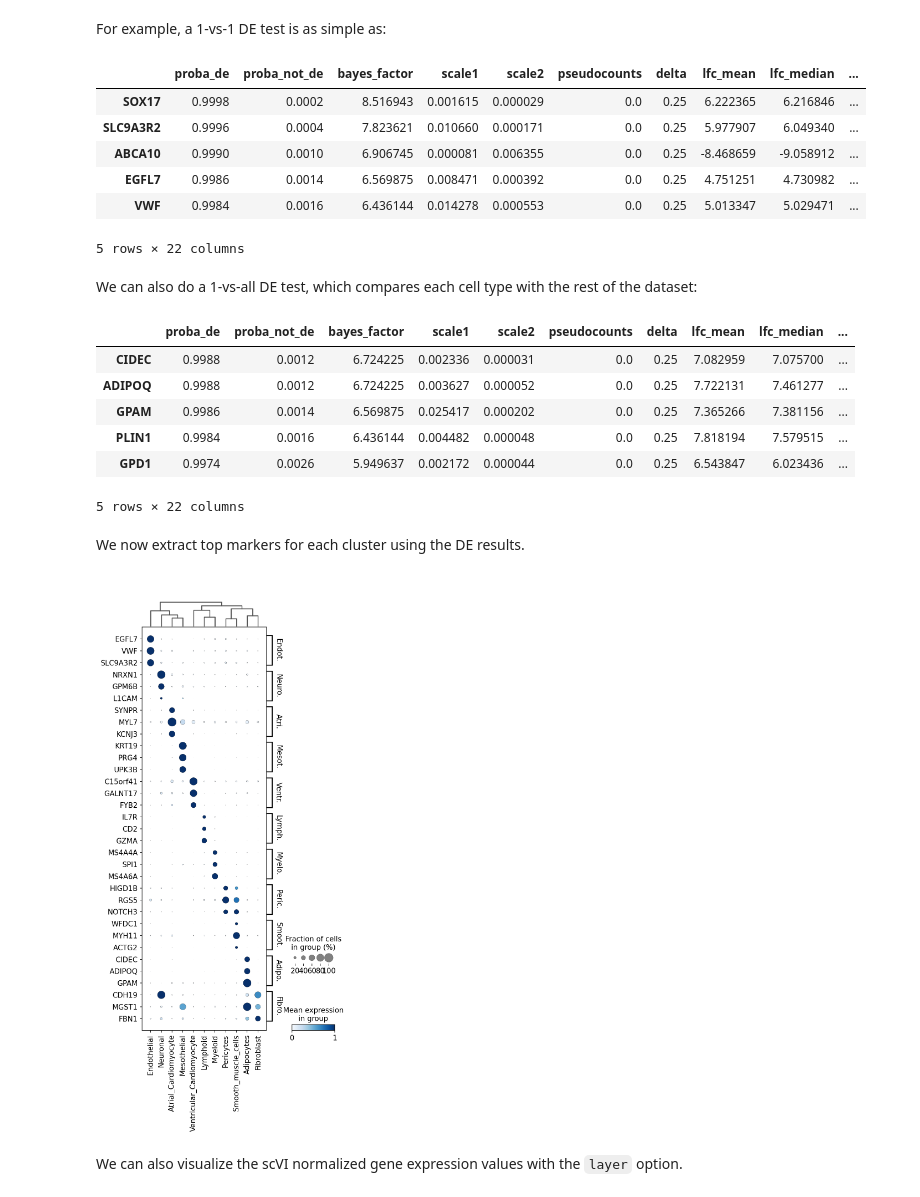
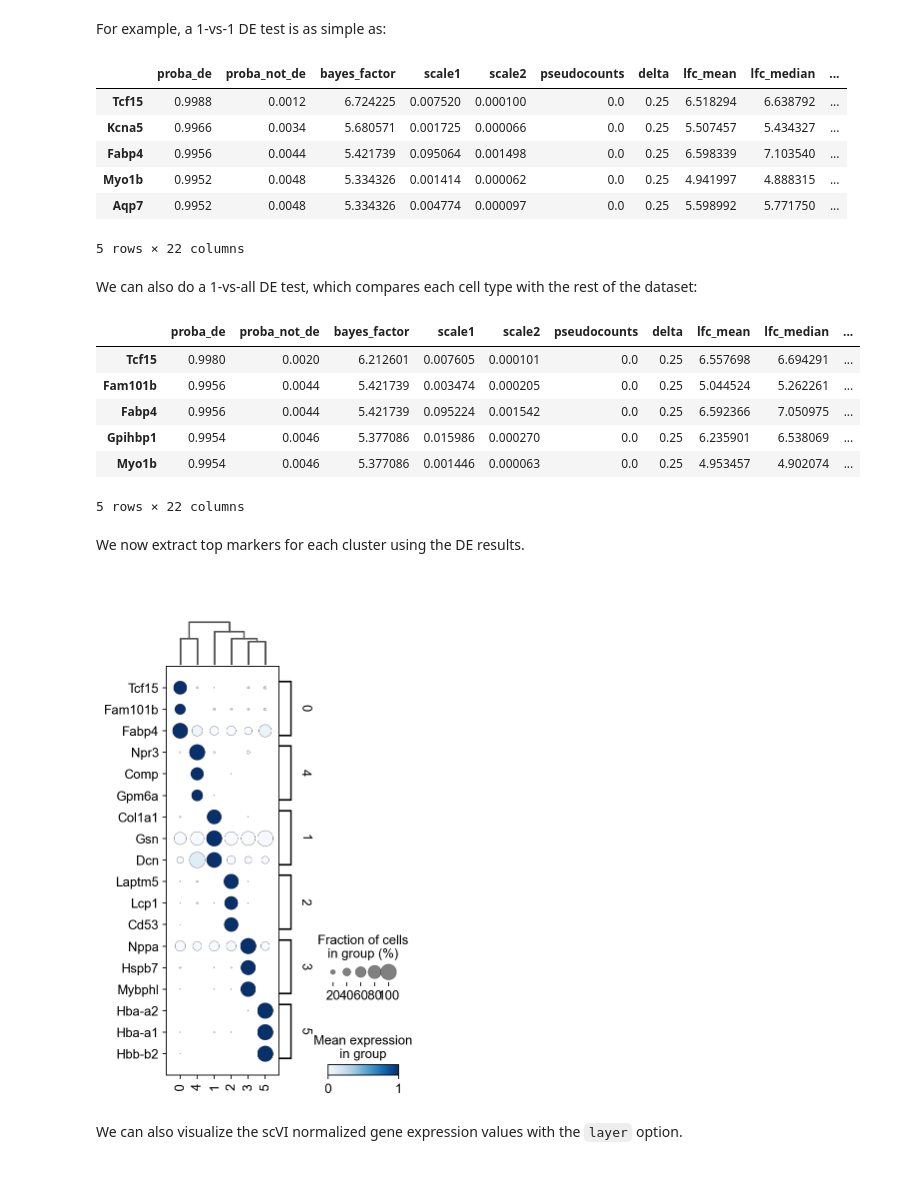
Before and after one commit to arcotan/single-cell-data-analysis, a Jupyter notebook: scviTools/matteo.ipynb, the cells around one changed output. Saved outputs shown, nothing was run; the diff lists cells and outputs as text; code cells hidden in the pictures.

```diff
--- a/scviTools/matteo.ipynb
+++ b/scviTools/matteo.ipynb
@@ -103,5 +104,5 @@ All scvi-tools models run faster when using a GPU. By default, scvi-tools will u
 
 </div>
 # %%
-model.train()
+model.train(use_gpu=False)
 # %% [output]
@@ -152,7 +146,7 @@ INFO:scvi.model.base._base_model:Input AnnData not setup with scvi-tools. attemp
 # %% [markdown]
 Let's store the normalized values back in the anndata.
 # %%
-adata.layers["scvi_normalized"] = model.get_normalized_expression(library_size=10e4)
+adata.layers["scvi_normalized"] = model.get_normalized_expression()
 # %% [markdown]
 ## Interoperability with Scanpy
 # %% [markdown]
@@ -248,37 +231,36 @@ Categories (11, object): ['Adipocytes', 'Atrial_Cardiomyocyte', 'Endothelial', '
 For example, a 1-vs-1 DE test is as simple as:
 # %%
 de_df = model.differential_expression(
-    groupby="cell_type", group1="Endothelial", group2="Fibroblast"
-)
+    groupby="leiden_scVI")
 de_df.head()
 # %% [output]
 |  | proba_de | proba_not_de | bayes_factor | scale1 | scale2 | pseudocounts | delta | lfc_mean | lfc_median | ... |
-| SOX17 | 0.9998 | 0.0002 | 8.516943 | 0.001615 | 0.000029 | 0.0 | 0.25 | 6.222365 | 6.216846 | ... |
-| SLC9A3R2 | 0.9996 | 0.0004 | 7.823621 | 0.010660 | 0.000171 | 0.0 | 0.25 | 5.977907 | 6.049340 | ... |
-| ABCA10 | 0.9990 | 0.0010 | 6.906745 | 0.000081 | 0.006355 | 0.0 | 0.25 | -8.468659 | -9.058912 | ... |
-| EGFL7 | 0.9986 | 0.0014 | 6.569875 | 0.008471 | 0.000392 | 0.0 | 0.25 | 4.751251 | 4.730982 | ... |
-| VWF | 0.9984 | 0.0016 | 6.436144 | 0.014278 | 0.000553 | 0.0 | 0.25 | 5.013347 | 5.029471 | ... |
+| Tcf15 | 0.9988 | 0.0012 | 6.724225 | 0.007520 | 0.000100 | 0.0 | 0.25 | 6.518294 | 6.638792 | ... |
+| Kcna5 | 0.9966 | 0.0034 | 5.680571 | 0.001725 | 0.000066 | 0.0 | 0.25 | 5.507457 | 5.434327 | ... |
+| Fabp4 | 0.9956 | 0.0044 | 5.421739 | 0.095064 | 0.001498 | 0.0 | 0.25 | 6.598339 | 7.103540 | ... |
+| Myo1b | 0.9952 | 0.0048 | 5.334326 | 0.001414 | 0.000062 | 0.0 | 0.25 | 4.941997 | 4.888315 | ... |
+| Aqp7 | 0.9952 | 0.0048 | 5.334326 | 0.004774 | 0.000097 | 0.0 | 0.25 | 5.598992 | 5.771750 | ... |
 5 rows × 22 columns
 # %% [markdown]
 We can also do a 1-vs-all DE test, which compares each cell type with the rest of the dataset:
 # %%
 de_df = model.differential_expression(
-    groupby="cell_type",
+    groupby="leiden_scVI",
 )
 de_df.head()
 # %% [output]
 |  | proba_de | proba_not_de | bayes_factor | scale1 | scale2 | pseudocounts | delta | lfc_mean | lfc_median | ... |
-| CIDEC | 0.9988 | 0.0012 | 6.724225 | 0.002336 | 0.000031 | 0.0 | 0.25 | 7.082959 | 7.075700 | ... |
-| ADIPOQ | 0.9988 | 0.0012 | 6.724225 | 0.003627 | 0.000052 | 0.0 | 0.25 | 7.722131 | 7.461277 | ... |
-| GPAM | 0.9986 | 0.0014 | 6.569875 | 0.025417 | 0.000202 | 0.0 | 0.25 | 7.365266 | 7.381156 | ... |
-| PLIN1 | 0.9984 | 0.0016 | 6.436144 | 0.004482 | 0.000048 | 0.0 | 0.25 | 7.818194 | 7.579515 | ... |
-| GPD1 | 0.9974 | 0.0026 | 5.949637 | 0.002172 | 0.000044 | 0.0 | 0.25 | 6.543847 | 6.023436 | ... |
+| Tcf15 | 0.9980 | 0.0020 | 6.212601 | 0.007605 | 0.000101 | 0.0 | 0.25 | 6.557698 | 6.694291 | ... |
+| Fam101b | 0.9956 | 0.0044 | 5.421739 | 0.003474 | 0.000205 | 0.0 | 0.25 | 5.044524 | 5.262261 | ... |
+| Fabp4 | 0.9956 | 0.0044 | 5.421739 | 0.095224 | 0.001542 | 0.0 | 0.25 | 6.592366 | 7.050975 | ... |
+| Gpihbp1 | 0.9954 | 0.0046 | 5.377086 | 0.015986 | 0.000270 | 0.0 | 0.25 | 6.235901 | 6.538069 | ... |
+| Myo1b | 0.9954 | 0.0046 | 5.377086 | 0.001446 | 0.000063 | 0.0 | 0.25 | 4.953457 | 4.902074 | ... |
 5 rows × 22 columns
 # %% [markdown]
 We now extract top markers for each cluster using the DE results.
 # %%
 markers = {}
-cats = adata.obs.cell_type.cat.categories
+cats = adata.obs.leiden_scVI.cat.categories
 for i, c in enumerate(cats):
     cid = f"{c} vs Rest"
     cell_type_df = de_df.loc[de_df.comparison == cid]
@@ -294,16 +276,16 @@ sc.tl.dendrogram(adata, groupby="cell_type", use_rep="X_scVI")
 # %%
 sc.pl.dotplot(
     adata,
     markers,
-    groupby="cell_type",
+    groupby="leiden_scVI",
     dendrogram=True,
     color_map="Blues",
     swap_axes=True,
     use_raw=True,
     standard_scale="var",
 )
 # %% [output]
-[figure, old version]
+[figure, new version]
 # %% [markdown]
 We can also visualize the scVI normalized gene expression values with the `layer` option.
 # %%
```
Also changed, not shown: parts of 21 cells of this notebook.
